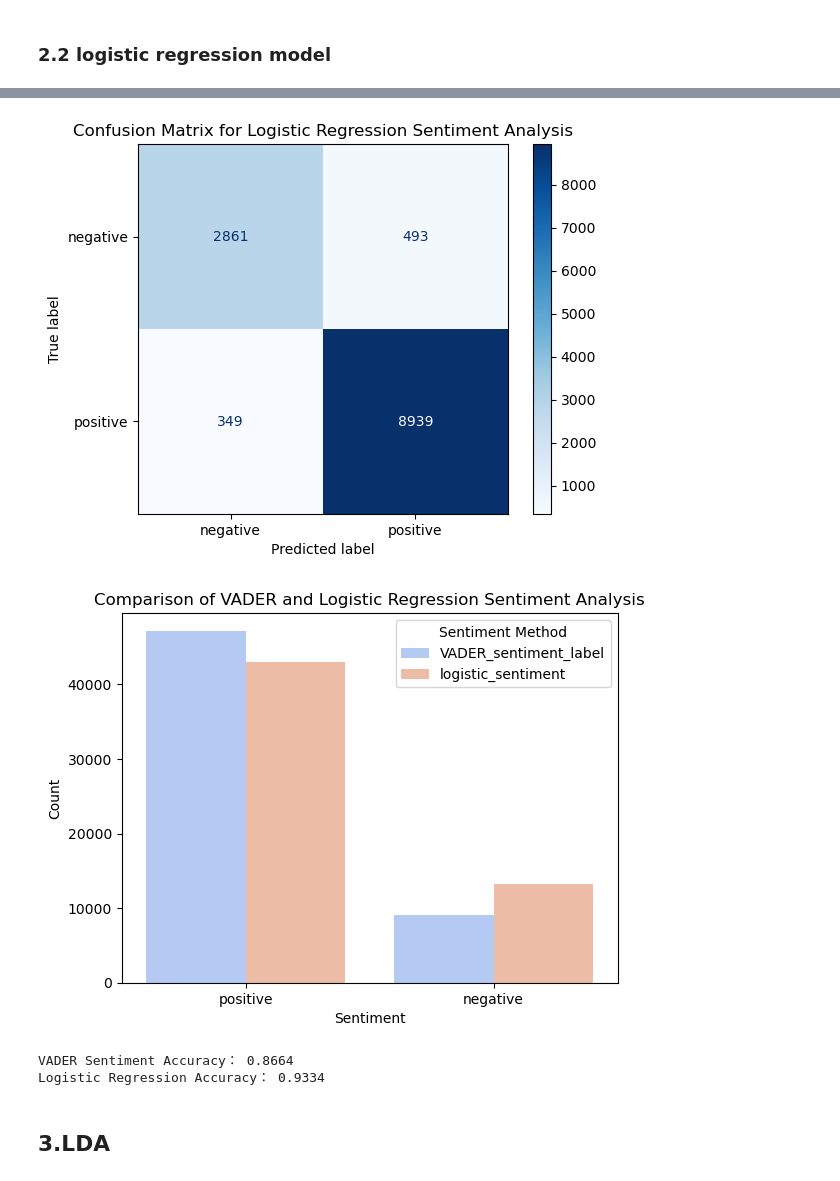
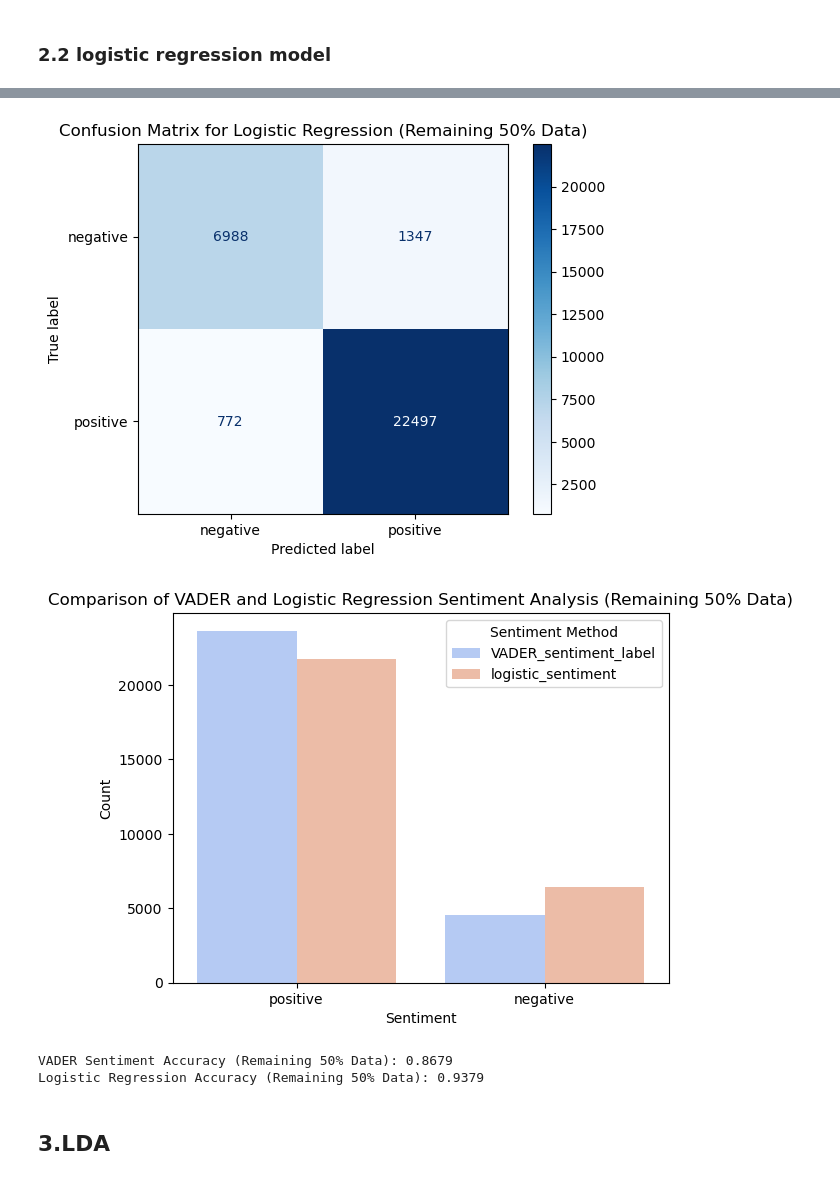
Before and after one commit to QIQI325/Social-Media, a Jupyter notebook: SM code.ipynb, the cells around one changed output, grey strips where cells are left out. Saved outputs shown, nothing was run; the diff lists cells and outputs as text; code cells hidden in the pictures.

```diff
--- a/SM code.ipynb
+++ b/SM code.ipynb
@@ -287,0 +292,18 @@ weighted avg       0.93      0.93      0.93     12642
+# %%
+
+df_remaining_half = df_binary.drop(df_half.index)
+X_remaining_vec = vectorizer.transform(df_remaining_half['lemmatized_review'])
+df_remaining_half['logistic_sentiment'] = model.predict(X_remaining_vec)
+df_remaining_half['logistic_sentiment'] = df_remaining_half['logistic_sentiment'].map({1: 'positive', 0: 'negative'})
+
+y_remaining_true = df_remaining_half['rating_sentiment'].map({'positive': 1, 'negative': 0})
+y_remaining_pred = model.predict(X_remaining_vec)
+
+print("\nClassification Report on Remaining 50% Data:")
+print(classification_report(y_remaining_true, y_remaining_pred, target_names=['negative', 'positive']))
+
+overall_acc = accuracy_score(y_remaining_true, y_remaining_pred)
+print(f"\nOverall Accuracy on Remaining 50% Data: {overall_acc:.4f}")
+
+print("\nPredicted Sentiment Labels for Remaining 50% of Data:")
+print(df_remaining_half[['lemmatized_review', 'logistic_sentiment']].head(10))  # 只显示前 10 条预测结果
@@ -288,39 +328,52 @@ weighted avg       0.93      0.93      0.93     12642
 # %%
 from sklearn.metrics import confusion_matrix, ConfusionMatrixDisplay
 
-# Plot confusion matrix
-cm = confusion_matrix(y_test, y_pred)
-disp = ConfusionMatrixDisplay(confusion_matrix=cm, display_labels=['negative', 'positive'])
+# Compute the confusion matrix for the remaining 50% of the data
+cm_remaining = confusion_matrix(y_remaining_true, y_remaining_pred)
+
+# Create and display the confusion matrix
+disp = ConfusionMatrixDisplay(confusion_matrix=cm_remaining, display_labels=['negative', 'positive'])
 disp.plot(cmap='Blues')
-plt.title('Confusion Matrix for Logistic Regression Sentiment Analysis')
+
+# Set title and labels
+plt.title('Confusion Matrix for Logistic Regression (Remaining 50% Data)')
 plt.xlabel('Predicted label')
 plt.ylabel('True label')
+
+# Show the confusion matrix
 plt.show()
 # %% [output]
-[figure, old version]
+[figure, new version]
 # %%
 # Prepare data for visualization comparing VADER and Logistic Regression predictions
-# Remove neutral sentiment before visualization
-df_filtered = df_binary[(df_binary['VADER_sentiment_label'] != 'neutral') & (df_binary['logistic_sentiment'] != 'neutral')]
+# Ensure df_remaining_half has both VADER and logistic regression sentiment labels
+df_filtered = df_remaining_half[
+    (df_remaining_half['VADER_sentiment_label'] != 'neutral') &
+    (df_remaining_half['logistic_sentiment'] != 'neutral')
+]
 
-# Prepare data for visualization comparing VADER and Logistic Regression predictions
-df_melted = pd.melt(df_filtered, value_vars=['VADER_sentiment_label', 'logistic_sentiment'], var_name='Sentiment Method', value_name='Sentiment')
+# Reshape data for visualization comparing VADER and Logistic Regression predictions
+df_melted = pd.melt(df_filtered, value_vars=['VADER_sentiment_label', 'logistic_sentiment'],
+                    var_name='Sentiment Method', value_name='Sentiment')
 
+# Plot the comparison of sentiment predictions between VADER and Logistic Regression
 sns.countplot(x='Sentiment', hue='Sentiment Method', data=df_melted, palette="coolwarm")
-plt.title("Comparison of VADER and Logistic Regression Sentiment Analysis")
+plt.title("Comparison of VADER and Logistic Regression Sentiment Analysis (Remaining 50% Data)")
 plt.xlabel("Sentiment")
 plt.ylabel("Count")
 plt.legend(title="Sentiment Method")
 plt.show()
 
-# Calculate VADER accuracy
+# Calculate VADER accuracy based on the remaining 50% of the dataset
 vader_acc = accuracy_score(df_filtered['rating_sentiment'], df_filtered['VADER_sentiment_label'])
-print(f"VADER Sentiment Accuracy： {vader_acc:.4f}")
-print(f"Logistic Regression Accuracy： {test_acc:.4f}")
+
+# Print accuracy scores
+print(f"VADER Sentiment Accuracy (Remaining 50% Data): {vader_acc:.4f}")
+print(f"Logistic Regression Accuracy (Remaining 50% Data): {logistic_acc:.4f}")
 # %% [output]
-[figure, old version]
+[figure, new version]
-VADER Sentiment Accuracy： 0.8664
-Logistic Regression Accuracy： 0.9334
+VADER Sentiment Accuracy (Remaining 50% Data): 0.8679
+Logistic Regression Accuracy (Remaining 50% Data): 0.9379
 # %% [markdown]
 ## 3.LDA
 # %%
```
Also changed, not shown: parts of 4 cells of this notebook.
